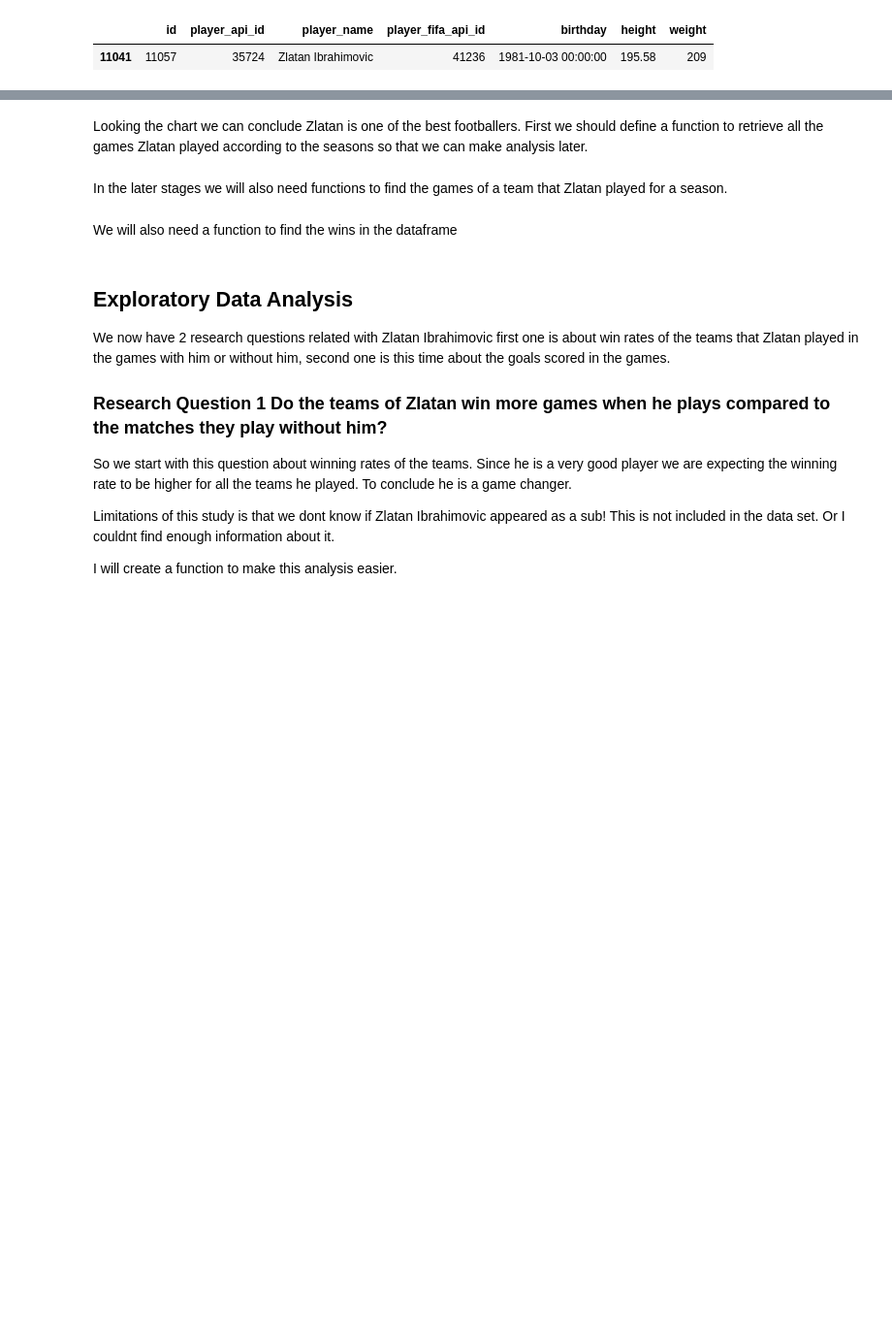
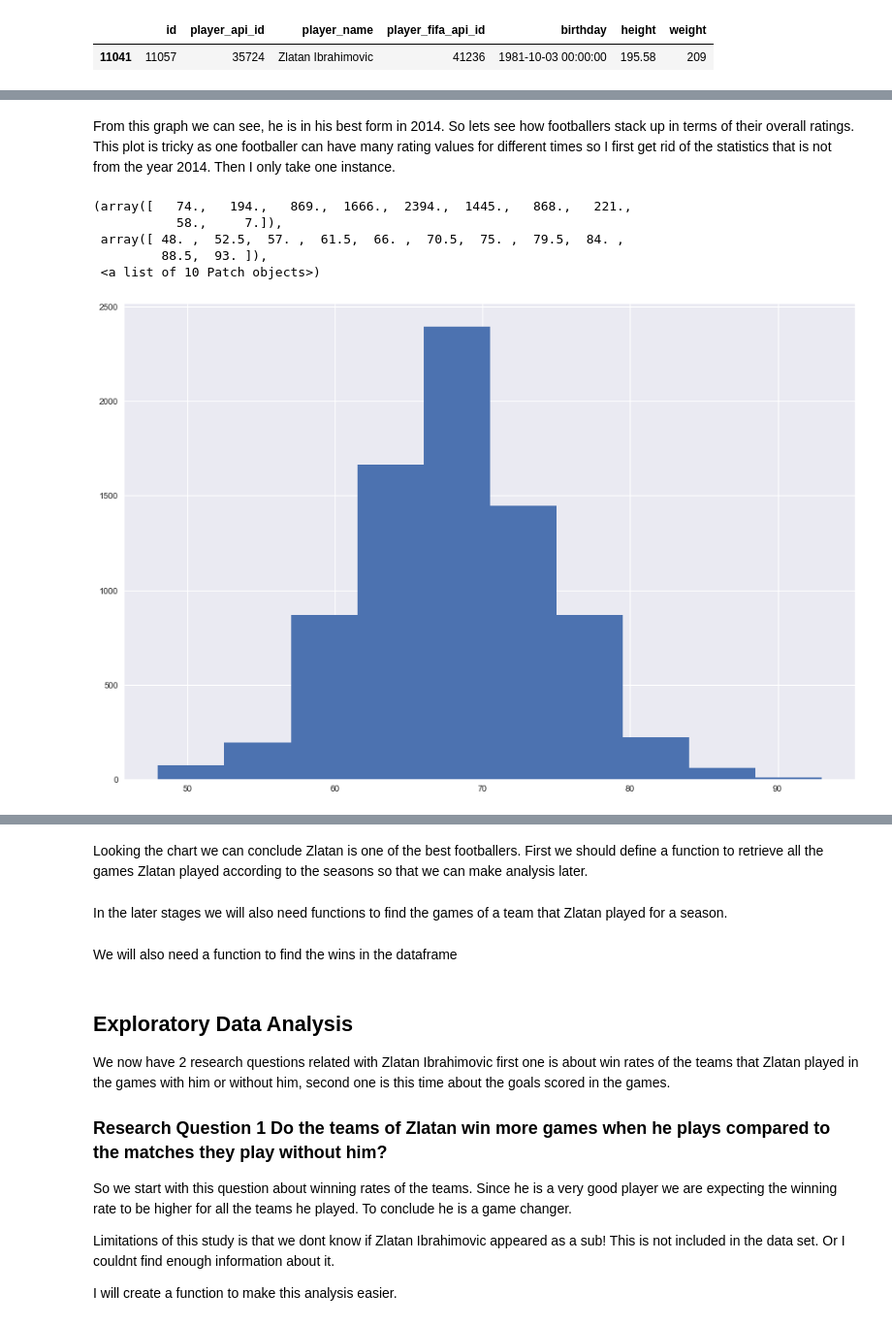
Before and after one commit to AlpinistPanda/P2_Zlatan, a Jupyter notebook: investigate-a-dataset.ipynb, the cells around one changed output, grey strips where cells are left out. Shown at 97% size. Cells and saved outputs as stored; diff of their text form; code cells hidden in the pictures; blank space fills up the shorter version.

```diff
--- a/investigate-a-dataset.ipynb
+++ b/investigate-a-dataset.ipynb
@@ -74,0 +105,22 @@ zlatan_attribs.plot(y=['overall_rating','potential'], x='date', figsize=(12,8),m
+# %% [markdown]
+From this graph we can see, he is in his best form in 2014. So lets see how footballers stack up in terms of their overall ratings. This plot is tricky as one footballer can have many rating values for different times so I first get rid of the statistics that is not from the year 2014. Then I only take one instance.
+# %%
+fig = plt.figure()
+fig.set_figheight(10)
+fig.set_figwidth(15)
+
+player_attributes_2014 = player_attributes[player_attributes.date < "2014-12-31 23:59:59"]
+player_attributes_2014 = player_attributes_2014[player_attributes.date > "2014-01-01 00:00:00"]
+player_attributes_2014 = player_attributes_2014.drop_duplicates(subset='player_api_id', keep='first', inplace=False)
+plt.hist(player_attributes_2014.overall_rating)
+
+plt.title("Footballer Potentials in 2014")
+plt.xlabel("Potential")
+plt.ylabel("Number of people")
+# %% [output]
+(array([   74.,   194.,   869.,  1666.,  2394.,  1445.,   868.,   221.,
+           58.,     7.]),
+ array([ 48. ,  52.5,  57. ,  61.5,  66. ,  70.5,  75. ,  79.5,  84. ,
+         88.5,  93. ]),
+ <a list of 10 Patch objects>)
+[figure, added]
```
Also changed, not shown: parts of 19 cells of this notebook, 1 other file.
